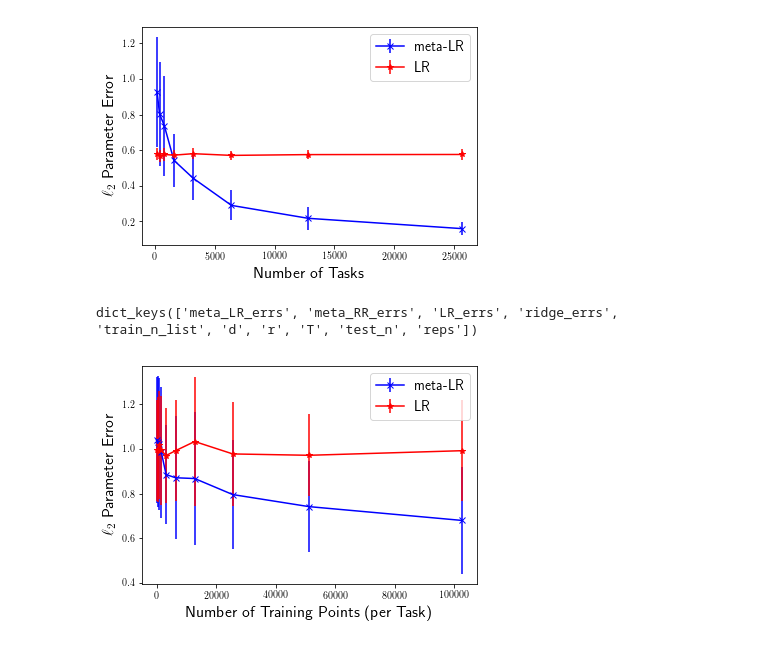
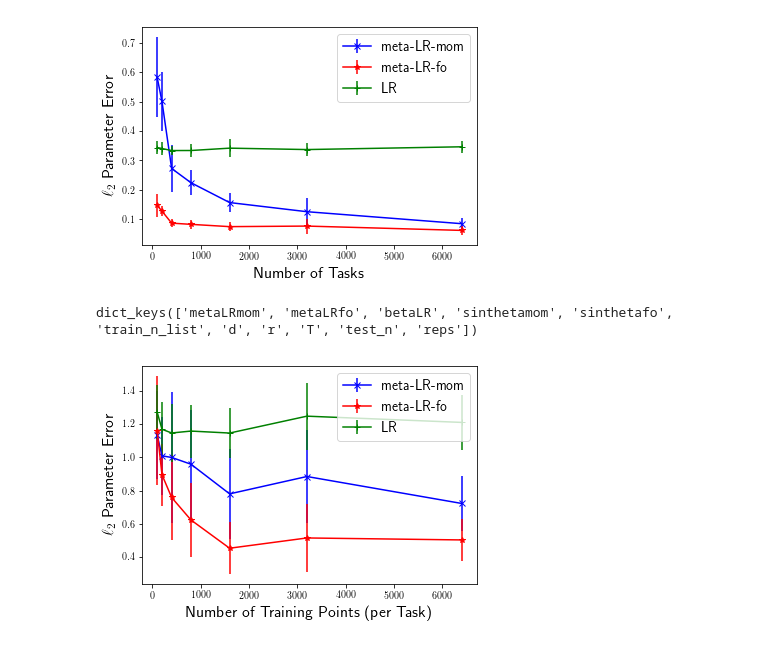
Before and after one commit to nileshtrip/MTL, a Jupyter notebook: plots.ipynb, the cells around one changed output. Saved outputs shown, nothing was run; the diff lists cells and outputs as text; code cells hidden in the pictures.

```diff
--- a/plots.ipynb
+++ b/plots.ipynb
@@ -60,35 +61,39 @@ def plot_synthetic(T_list, d, r, train_n, test_n, meta_LR_errs, meta_RR_errs, LR
 
     return
 # %%
-plot_synthetic(T_list, d, r, train_n, test_n, meta_LR_errs, meta_RR_errs, LR_errs, ridge_errs)
+plot_synthetic(T_list, d, r, train_n, test_n, metaLRmom, metaLRfo, betaLR)
 # %% [output]
-[figure, old version]
+[figure, new version]
 # %%
-f3 = os.path.join("Data", os.listdir("./Data")[3])
+f3 = os.path.join("Data", os.listdir("./Data")[0])
 # %%
 data = load(f3)
 # %%
 data.keys()
 # %% [output]
-dict_keys(['meta_LR_errs', 'meta_RR_errs', 'LR_errs', 'ridge_errs', 'train_n_list', 'd', 'r', 'T', 'test_n', 'reps'])
+dict_keys(['metaLRmom', 'metaLRfo', 'betaLR', 'sinthetamom', 'sinthetafo', 'train_n_list', 'd', 'r', 'T', 'test_n', 'reps'])
 # %%
 T = data["T"]
 d = data["d"]
 r = data["r"]
 train_n_list = data["train_n_list"]
 test_n = data["test_n"]
-meta_LR_errs = data["meta_LR_errs"]
-meta_RR_errs = data["meta_RR_errs"]
-LR_errs = data["LR_errs"]
-ridge_errs = data["ridge_errs"]
+
+metaLRmom = data["metaLRmom"]
+sinthetamom = data["sinthetamom"]
+
+metaLRfo = data["metaLRfo"]
+sinthetafo = data["sinthetafo"]
+
+betaLR = data["betaLR"]
 # %%
-def plot_synthetic_two(T, d, r, train_n_list, test_n, meta_LR_errs, meta_RR_errs, LR_errs, ridge_errs):
+def plot_synthetic_two(T, d, r, train_n_list, test_n, metaLRmom, metaLRfo, betaLR):
 
     plt.close()
 
-    plt.errorbar(train_n_list, meta_LR_errs[0], yerr=meta_LR_errs[1], color="b", marker="x", label= r"meta-LR")
-    plt.errorbar(train_n_list, LR_errs[0], yerr=LR_errs[1],  color="r", marker="*", label= r"LR")
-    #plt.errorbar(T_list, JM_false, yerr=JM_false_std, color="b", marker="+", label= r"JM ($\lambda$=Theory)")
+    plt.errorbar(train_n_list, metaLRmom[0], yerr=metaLRmom[1], color="b", marker="x", label= r"meta-LR-mom")
+    plt.errorbar(train_n_list, metaLRfo[0], yerr=metaLRfo[1],  color="r", marker="*", label= r"meta-LR-fo")
+    plt.errorbar(train_n_list, betaLR[0], yerr=betaLR[1], color="g", marker="+", label= r"LR")
 
     plt.legend(prop={'size': 14})
     plt.xlabel("Number of Training Points (per Task)", fontsize=16)
@@ -103,6 +108,6 @@ def plot_synthetic_two(T, d, r, train_n_list, test_n, meta_LR_errs, meta_RR_errs
 
     return
 # %%
-plot_synthetic_two(T, d, r, train_n_list, test_n, meta_LR_errs, meta_RR_errs, LR_errs, ridge_errs)
+plot_synthetic_two(T, d, r, train_n_list, test_n, metaLRmom, metaLRfo, betaLR)
 # %% [output]
-[figure, old version]
+[figure, new version]
```
Also changed, not shown: parts of 4 cells of this notebook, 4 other files.
